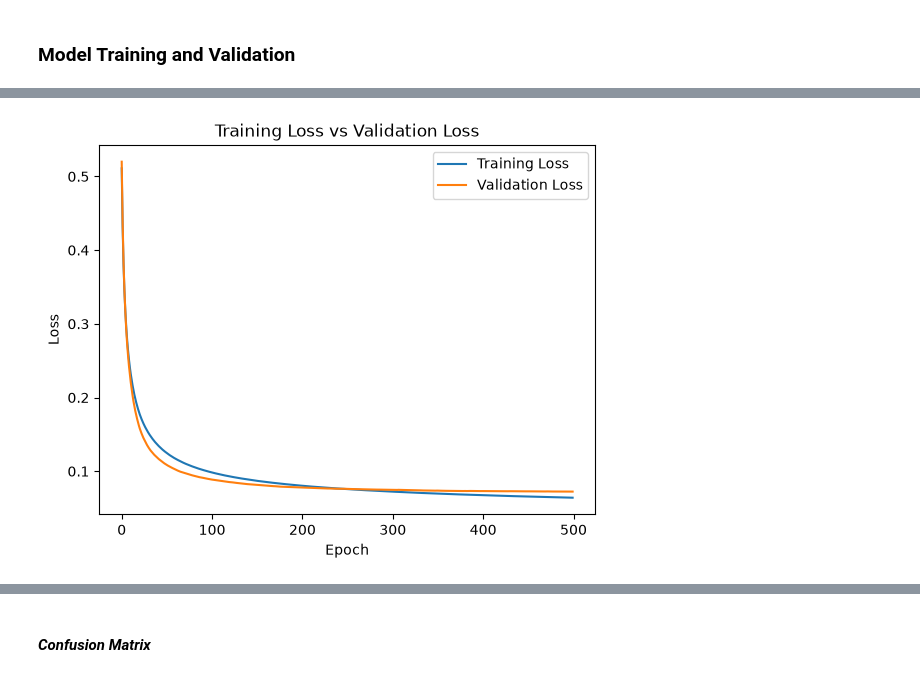
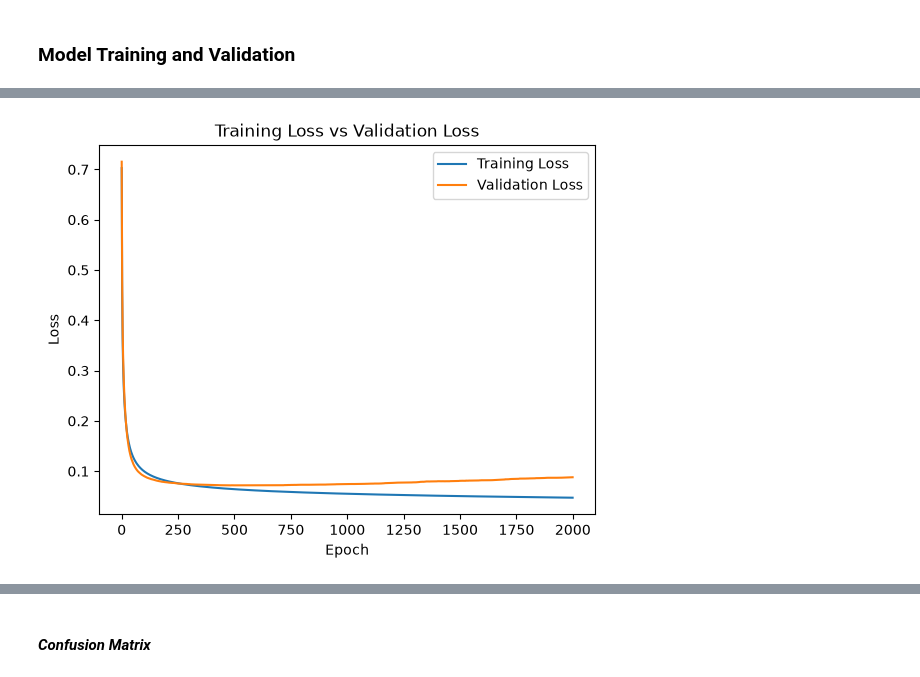
Before and after one commit to quiet-tourist/R499-ML-Research, a Jupyter notebook: logistic_regression/02_logistic_regression.ipynb, the cells around one changed output, grey strips where cells are left out. Drawn from its saved outputs; the diff is of its cells as text; code cells hidden in the pictures.

Commit message:
Logistic Model Completed

```diff
--- a/logistic_regression/02_logistic_regression.ipynb
+++ b/logistic_regression/02_logistic_regression.ipynb
@@ -193,7 +196,12 @@ loss_list = []
 val_loss_list = []
 training_accuracy_list = []
 val_accuracy_list =[] # Unused - Keeping as may plot
-nums_epoch = 500 # Epoch is one complete pass through the training set
+
+best_val_loss = float('inf')
+best_weights = None
+best_epoch = None
+
+nums_epoch = 2000 # Epoch is one complete pass through the training set
 
 merged_training = TensorDataset(x_train, y_train)
 train_loader = DataLoader(merged_training, batch_size=32, shuffle=True)
@@ -210,7 +218,7 @@ for epoch in range(nums_epoch):
         loss.backward() # Backprop - calculate partial derivatives based on current loss with respect to each contributing parameter
         optimizer.step() # Calculate the new weights based on step/learning rate
 
-    with torch.no_grad():
+    with (torch.no_grad()):
 
         # Training loss for the completed epoch
         train_prediction = model(x_train)
@@ -234,14 +242,22 @@ for epoch in range(nums_epoch):
         val_accuracy = val_correct.sum().item() / len(val_correct)
         val_accuracy_list.append(val_accuracy)
 
-        if epoch % 50 == 0:
+        # Best Weights Tracking
+        if val_loss.item() < best_val_loss:
+            best_val_loss = val_loss.item()
+            best_weights = copy.deepcopy(model.state_dict())
+            best_epoch = epoch
+
+        # Print out of Epoch performance
+        if epoch % 200 == 0:
             print('epoch = ', epoch,
                     ' training loss = ', train_loss.item(),
                     ' validation loss = ', val_loss.item(),
-                    ' difference = ', abs(train_loss.item()-val_loss.item())
+                    ' difference = ',
+                  abs(train_loss.item()-val_loss.item())
             )
 
-# Training Error vs Validation Error Plot
+# Training Loss vs Validation Loss Plot
 plt.plot(loss_list, label='Training Loss')
 plt.plot(val_loss_list, label='Validation Loss')
 
@@ -251,18 +267,67 @@ plt.ylabel('Loss')
 plt.legend()
 plt.show()
 
-# Precision (How many positives were correct)
-true_positive = ((val_class == 1) & (y_val == 1)).sum().item()
-false_positive = ((val_class == 1) & (y_val == 0)).sum().item()
-val_precision = true_positive / (true_positive+false_positive)
+#-------------------------------------------
+# Final Training / Validation Evaluation
+# Using best validation weights
+#-------------------------------------------
+
+assert best_weights is not None
+model.load_state_dict(best_weights)
+
+model.eval()
+
+with torch.no_grad():
+
+    # Training predictions using best weights
+    train_prediction = model(x_train)
+    train_loss = loss_function(train_prediction, y_train)
+
+    train_class = (train_prediction >= 0.5).float()
+    training_correct = (train_class == y_train)
+    training_accuracy = (
+        training_correct.sum().item()
+        / len(training_correct)
+    )
+
+    # Validation predictions using best weights
+    val_prediction = model(x_val)
+    val_loss = loss_function(val_prediction, y_val)
+
+    val_class = (val_prediction >= 0.5).float()
+    val_correct = (val_class == y_val)
+    val_accuracy = (
+        val_correct.sum().item()
+        / len(val_correct)
+    )
+
+    # Validation Precision
+
+    true_positive = (
+        ((val_class == 1) & (y_val == 1))
+        .sum()
+        .item()
+    )
+
+    false_positive = (
+        ((val_class == 1) & (y_val == 0))
+        .sum()
+        .item()
+    )
+
+    val_precision = (
+        true_positive
+        / (true_positive + false_positive)
+    )
 
 # Report Out
-print(f"Training Accuracy: {round(training_accuracy,3)}")
+
+print(f"Training Accuracy: {round(training_accuracy, 3)}")
 print(f"Validation Accuracy: {round(val_accuracy, 3)}")
 print(f"Validation Precision: {round(val_precision, 3)}")
 
-best_epoch = val_loss_list.index(min(val_loss_list))
-best_val_loss = min(val_loss_list)
-
-print(f"Best epoch: {best_epoch}, Best validation loss: {best_val_loss}")
+print(
+    f"Best epoch: {best_epoch}, "
+    f"Best validation loss: {best_val_loss}"
+)
 # %% [output]
@@ -279 +344 @@ epoch =  450  training loss =  0.06562460213899612  validation loss =  0.0726809
-[figure, old version]
+[figure, new version]
```
Also changed, not shown: parts of 5 cells of this notebook.
